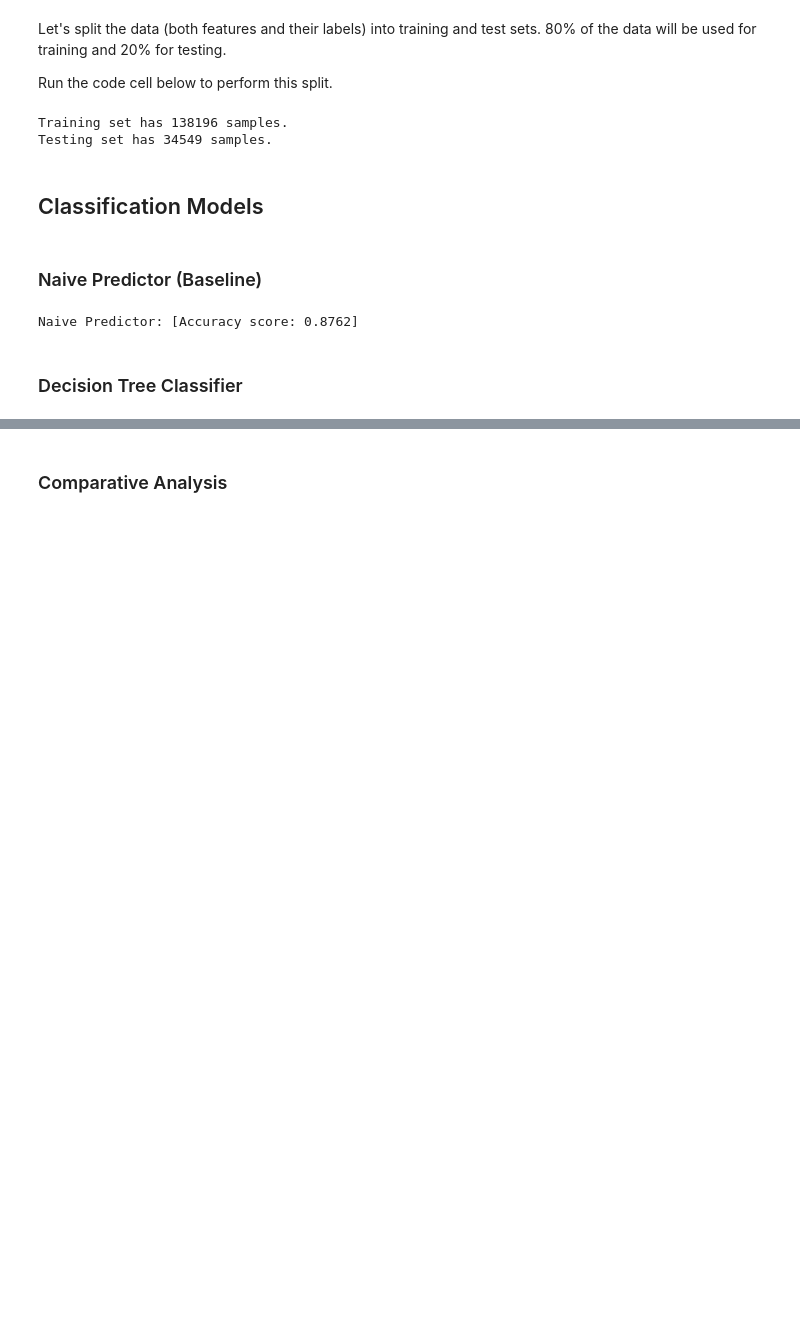
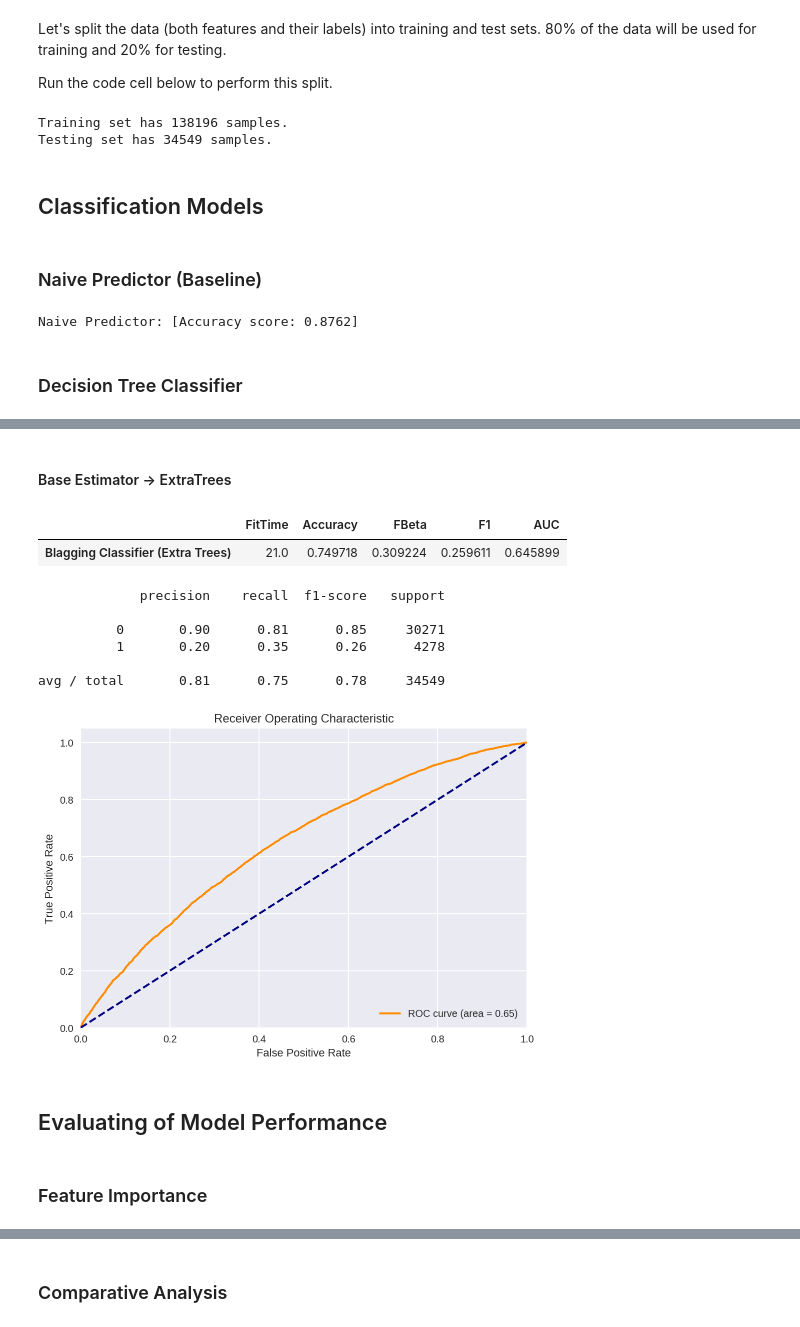
Before and after one commit to vnaidu/loan-default-classifier, a Jupyter notebook: loan-status.ipynb, the cells around one changed output, grey strips where cells are left out. Cells and saved outputs as stored; diff of their text form; code cells hidden in the pictures; blank space fills up the shorter version.

```diff
--- a/loan-status.ipynb
+++ b/loan-status.ipynb
@@ -401,0 +468,31 @@ model_evals = eval_db(model_tree_baseline['evaluation'])
+# %% [markdown]
+#### Base Estimator -> ExtraTrees
+# %%
+blagging_base = ExtraTreesClassifier(criterion='entropy',
+                                     class_weight='balanced_subsample',
+                                     max_features=None,
+                                     n_estimators=60, random_state=11)
+blagging_clf = BlaggingClassifier(base_estimator=blagging_base, random_state=11, n_jobs=-1)
+blagging_pipeline = Pipeline([('imp', Imputer(strategy='median')),
+                              ('clf', blagging_clf)])
+
+blagging_model = LearningModel('Blagging Classifier (Extra Trees)',
+                               blagging_pipeline)
+blagging_model.fit_and_predict(**train_test_sets)
+blagging_model.display_evaluation()
+model_evals = eval_db(model_evals, blagging_model.eval_report)
+# notes='Base Estimator=ExtraTrees'
+# %% [output]
+|  | FitTime | Accuracy | FBeta | F1 | AUC |
+| Blagging Classifier (Extra Trees) | 21.0 | 0.749718 | 0.309224 | 0.259611 | 0.645899 |
+             precision    recall  f1-score   support
+
+          0       0.90      0.81      0.85     30271
+          1       0.20      0.35      0.26      4278
+
+avg / total       0.81      0.75      0.78     34549
+[figure, added]
+# %% [markdown]
+## Evaluating of Model Performance
+# %% [markdown]
+### Feature Importance
```
Also changed, not shown: parts of 22 cells of this notebook.
